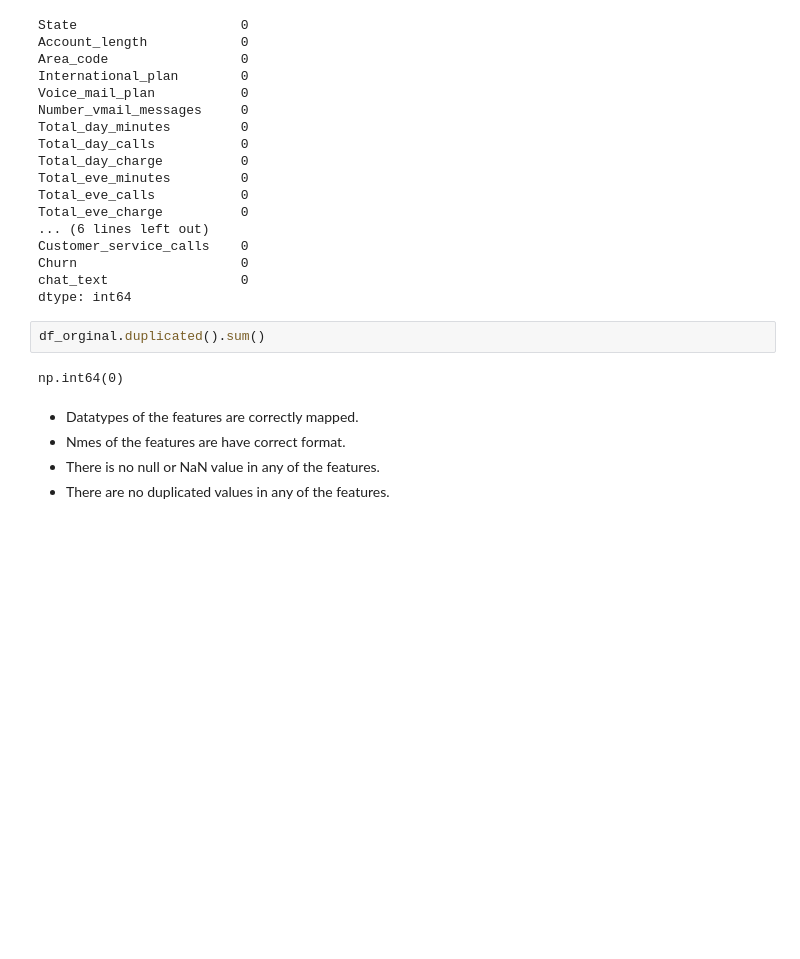
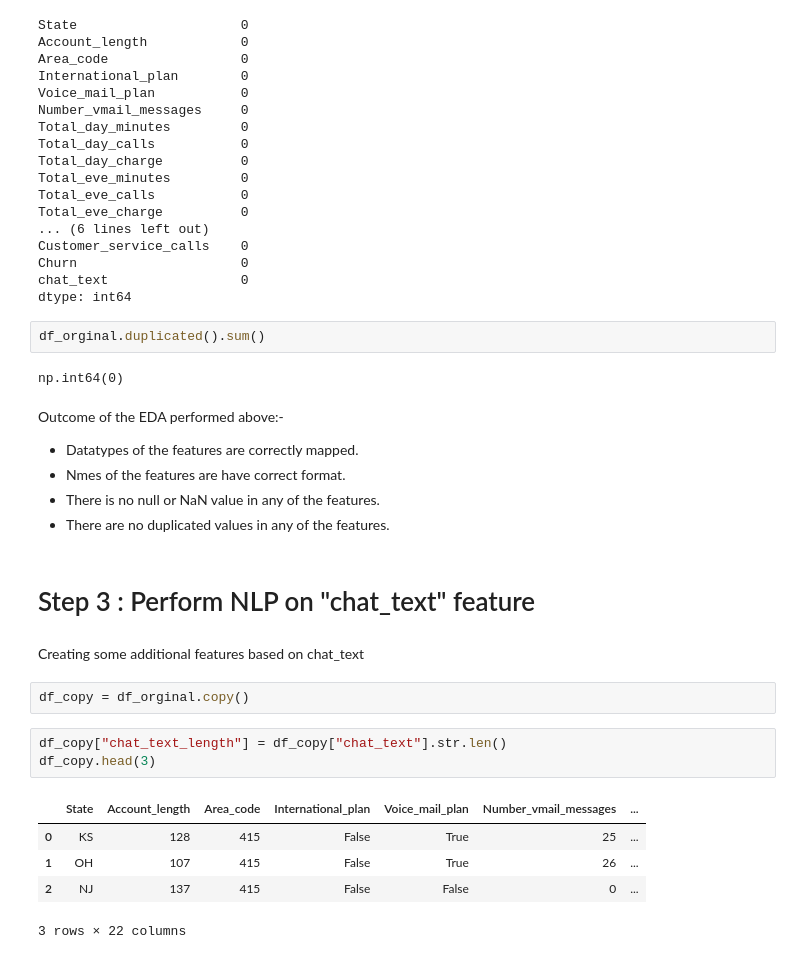
Before and after one commit to IamMayur95/Telecom-User-Churn, a Jupyter notebook: research/trials.ipynb, the cells around one changed output. Drawn from its saved outputs; the diff is of its cells as text; blank space fills up the shorter version.

```diff
--- a/research/trials.ipynb
+++ b/research/trials.ipynb
@@ -142,7 +163,23 @@ df_orginal.duplicated().sum()
 # %% [output]
 np.int64(0)
 # %% [markdown]
+Outcome of the EDA performed above:-
 - Datatypes of the features are correctly mapped.
 - Nmes of the features are have correct format.
 - There is no null or NaN value in any of the features.
 - There are no duplicated values in any of the features.
+# %% [markdown]
+# Step 3 : Perform NLP on "chat_text" feature
+# %% [markdown]
+Creating some additional features based on chat_text
+# %%
+df_copy = df_orginal.copy()
+# %%
+df_copy["chat_text_length"] = df_copy["chat_text"].str.len()
+df_copy.head(3)
+# %% [output]
+|  | State | Account_length | Area_code | International_plan | Voice_mail_plan | Number_vmail_messages | ... |
+| 0 | KS | 128 | 415 | False | True | 25 | ... |
+| 1 | OH | 107 | 415 | False | True | 26 | ... |
+| 2 | NJ | 137 | 415 | False | False | 0 | ... |
+3 rows × 22 columns
```
Also changed, not shown: parts of 5 cells of this notebook, 1 other file.
